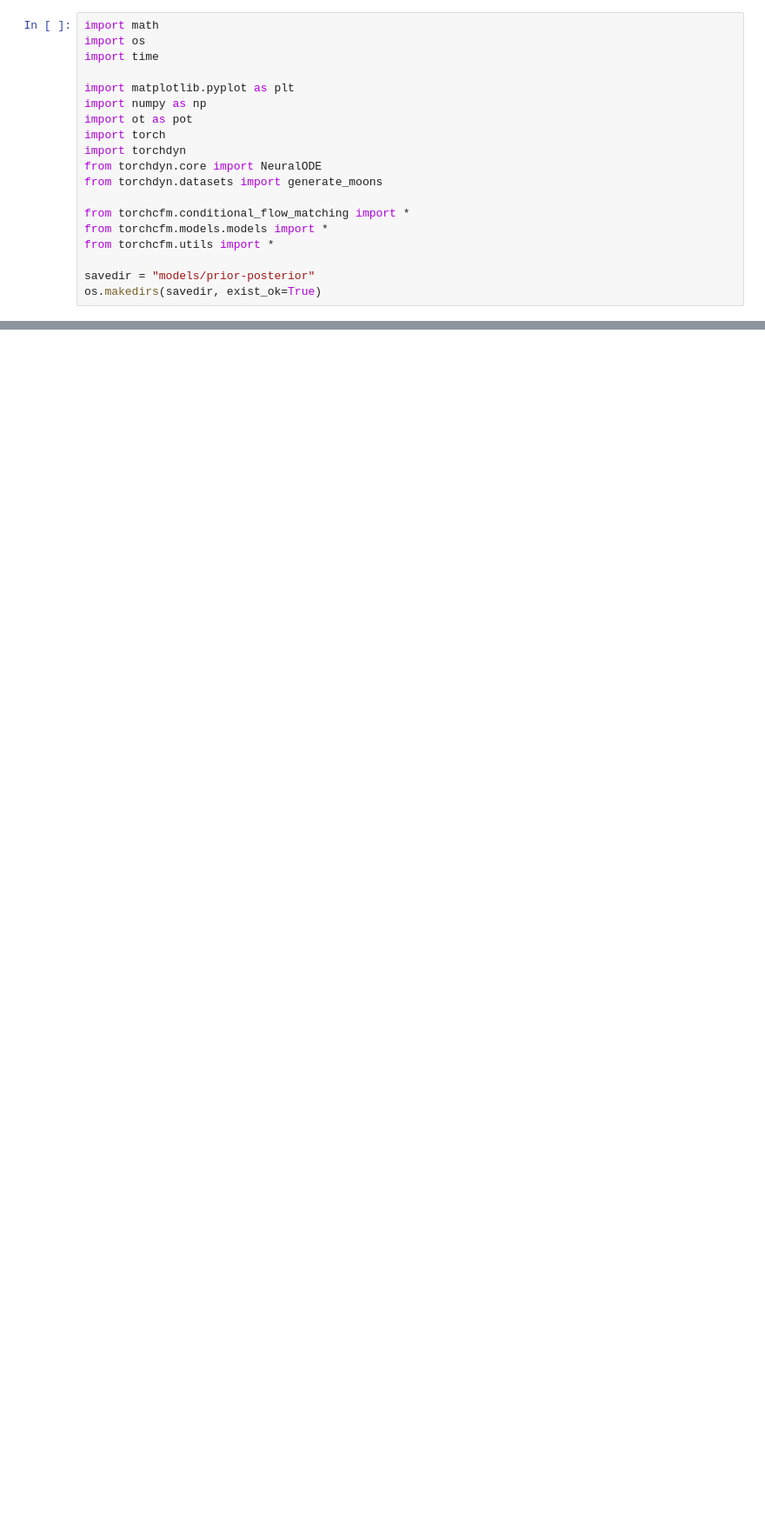
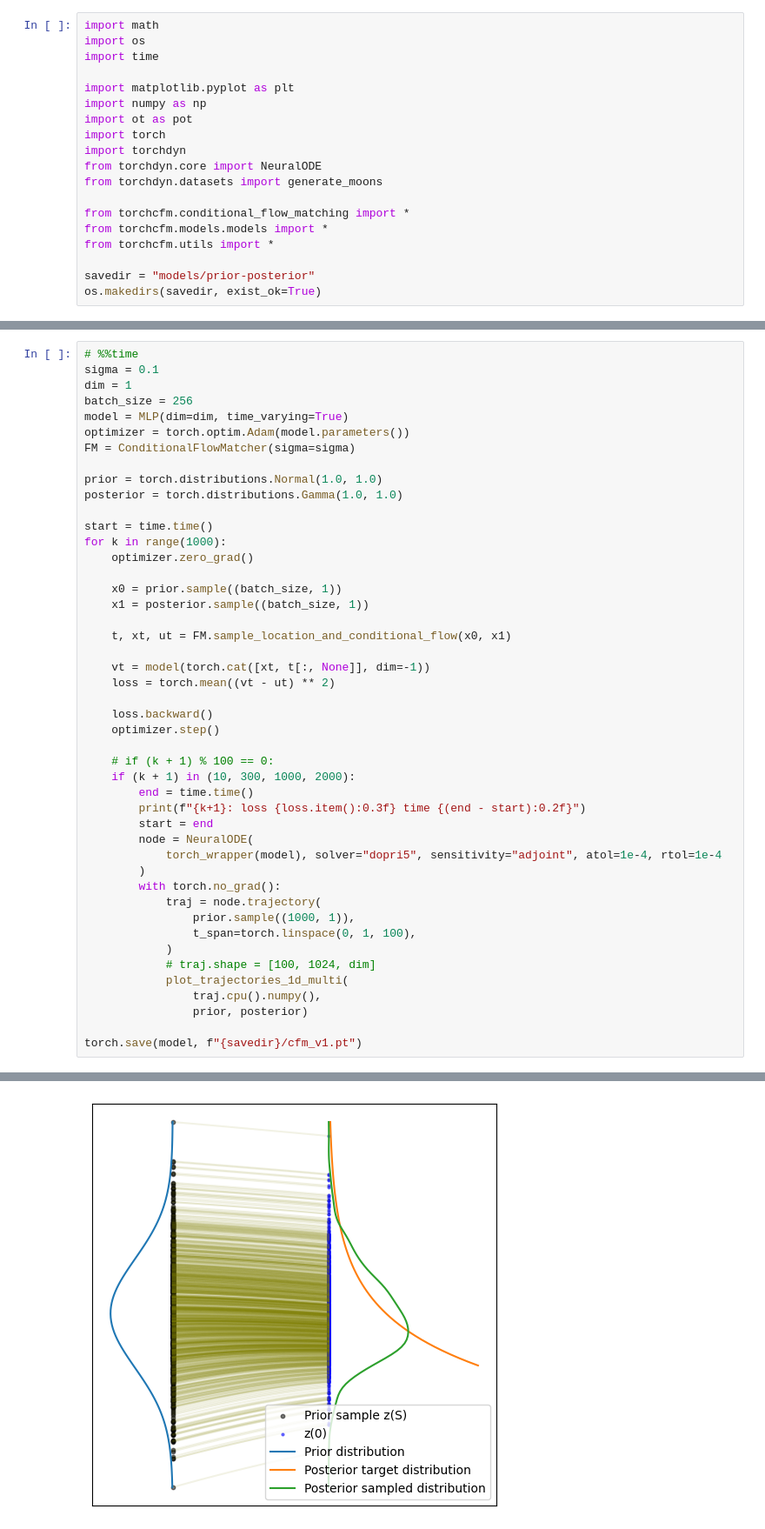
Before and after one commit to TobyBoyne/conditional-flow-matching, a Jupyter notebook: examples/notebooks/prior_to_posterior.ipynb, the cells around one changed output, grey strips where cells are left out. Shown at 87% size. Saved outputs shown, nothing was run; the diff lists cells and outputs as text; blank space fills up the shorter version.

Commit message:
Added other distributions.
Added other distribution types for prior and posterior.

```diff
--- a/examples/notebooks/prior_to_posterior.ipynb
+++ b/examples/notebooks/prior_to_posterior.ipynb
@@ -72,0 +75,47 @@ torch.save(model, f"{savedir}/cfm_v1.pt")
+# %%
+# %%time
+sigma = 0.1
+dim = 1
+batch_size = 256
+model = MLP(dim=dim, time_varying=True)
+optimizer = torch.optim.Adam(model.parameters())
+FM = ConditionalFlowMatcher(sigma=sigma)
+
+prior = torch.distributions.Normal(1.0, 1.0)
+posterior = torch.distributions.Gamma(1.0, 1.0)
+
+start = time.time()
+for k in range(1000):
+    optimizer.zero_grad()
+
+    x0 = prior.sample((batch_size, 1))
+    x1 = posterior.sample((batch_size, 1))
+
+    t, xt, ut = FM.sample_location_and_conditional_flow(x0, x1)
+
+    vt = model(torch.cat([xt, t[:, None]], dim=-1))
+    loss = torch.mean((vt - ut) ** 2)
+
+    loss.backward()
+    optimizer.step()
+
+    # if (k + 1) % 100 == 0:
+    if (k + 1) in (10, 300, 1000, 2000):
+        end = time.time()
+        print(f"{k+1}: loss {loss.item():0.3f} time {(end - start):0.2f}")
+        start = end
+        node = NeuralODE(
+            torch_wrapper(model), solver="dopri5", sensitivity="adjoint", atol=1e-4, rtol=1e-4
+        )
+        with torch.no_grad():
+            traj = node.trajectory(
+                prior.sample((1000, 1)),
+                t_span=torch.linspace(0, 1, 100),
+            )
+            # traj.shape = [100, 1024, dim]
+            plot_trajectories_1d_multi(
+                traj.cpu().numpy(),
+                prior, posterior)
+
+torch.save(model, f"{savedir}/cfm_v1.pt")
+# %% [output]
@@ -72,0 +123 @@ torch.save(model, f"{savedir}/cfm_v1.pt")
+[figure, added]
```
Also changed, not shown: parts of 4 cells of this notebook, 2 other files.
